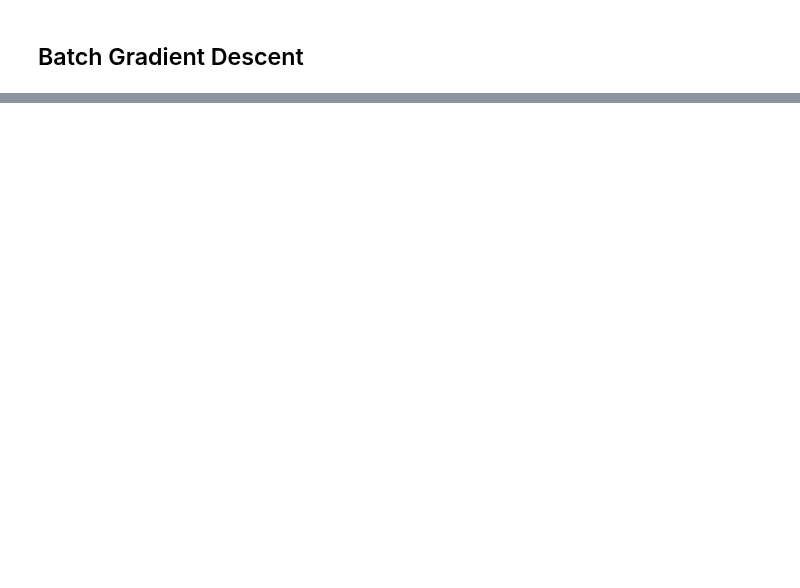
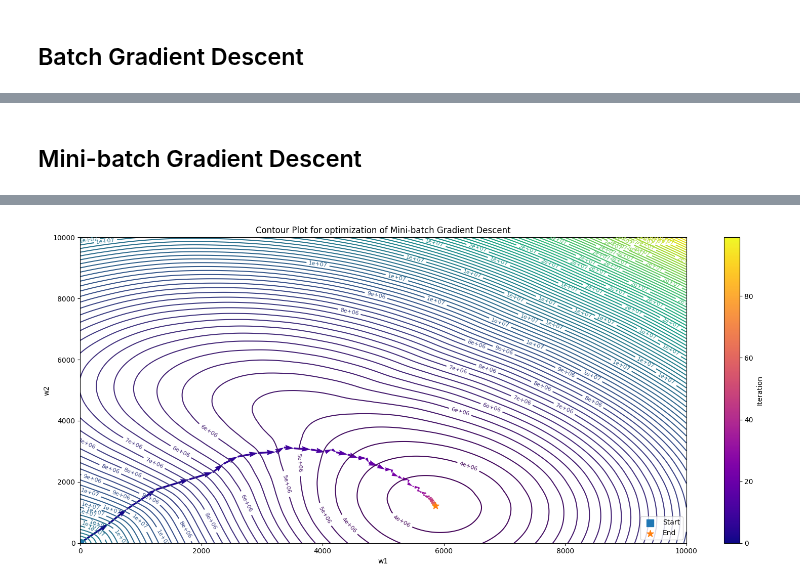
Before and after one commit to romannjoroge/AIEngineering, a Jupyter notebook: Projects/FIFACompetition/optimization_algorithms.ipynb, the cells around one changed output, grey strips where cells are left out. Cells and saved outputs as stored; diff of their text form; code cells hidden in the pictures; blank space fills up the shorter version.

```diff
--- a/Projects/FIFACompetition/optimization_algorithms.ipynb
+++ b/Projects/FIFACompetition/optimization_algorithms.ipynb
@@ -163,0 +329,74 @@ Similarity between dtheta and dtheta approx is: 2.5724702768754786e-08
+# %% [markdown]
+## Mini-batch Gradient Descent
+# %%
+def mini_batch_gradient_descent(
+    X: npt.NDArray,
+    Y: npt.NDArray,
+    w: npt.NDArray,
+    alpha: float,
+    batch_size: int,
+    num_epochs: int
+):
+    """
+    Runs mini-batch gradient descent for optimizing weights
+
+    Args:
+        X (ndarray): a (2, m) array with m training examples
+        Y (ndarray): a (1, m) array with m target outputs
+        w (ndarray): a (1, 2) array with weights
+        alpha (scalar): learning rate for algorithm
+        num_epochs (scalar): number of times to go through data set
+
+    Returns:
+        updated_w (ndarray): a (1,2) array with optimized weights
+        w_s (ndarray): list of weights that model passed through
+        costs (ndarray): list of costs for different weights model passed through
+    """
+    m = X.shape[1]
+    num_batches = math.ceil(m / batch_size)
+
+    # Store initial weights with their costs
+    w_s = [(w[0][0], w[0][1])]
+    costs = [J(X=X, Y=Y, w=w)] # Not sure if I should get cost of entire dataset
+
+    # For each epoch
+    for epoch in range(num_epochs):
+        # For each batch
+        for t in range(num_batches):
+            # Get Xt, Yt
+            if t == num_batches - 1:
+                start = t * batch_size
+                Xt = X[:, start:]
+                Yt = Y[:, start:]
+            else:
+                start = t * batch_size
+                end = start + batch_size
+                Xt = X[:, start:end]
+                Yt = Y[:, start:end]
+
+            # Get derivatives with Xt, Yt
+            dw = backprop(X=Xt, Y=Yt, w=w)
+
+            # Update weights
+            w = w - (alpha * dw)
+
+            # Store new weights with their cost
+            cost = J(X=Xt, Y=Yt, w=w)
+            w_s.append((w[0][0], w[0][1]))
+            costs.append(cost)
+
+            print(f"Cost at batch {t + 1} / {num_batches} of epoch {epoch + 1} / {num_epochs} = {cost}")
+
+    return (w, w_s, costs)
+
+start_time = time.perf_counter()
+updated_w, w_s, costs = mini_batch_gradient_descent(X=X_normalized, Y=Y, w=initial_w, alpha=alpha, batch_size=batch_size, num_epochs=num_epochs_batched)
+stop_time = time.perf_counter()
+elapsed_time = stop_time - start_time
+print(f"Mini-batch gradient descent took {elapsed_time:.6f}s")
+
+w1_history = [w[0] for w in w_s]
+w2_history = [w[1] for w in w_s]
+
+plot_optimization_trajectory(w1_history=w1_history, w2_history=w2_history, costs=costs, optimization_algorithm="Mini-batch Gradient Descent")
+# %% [output]
@@ -163,0 +420 @@ Similarity between dtheta and dtheta approx is: 2.5724702768754786e-08
+[figure, added]
```
Also changed, not shown: parts of 12 cells of this notebook.
